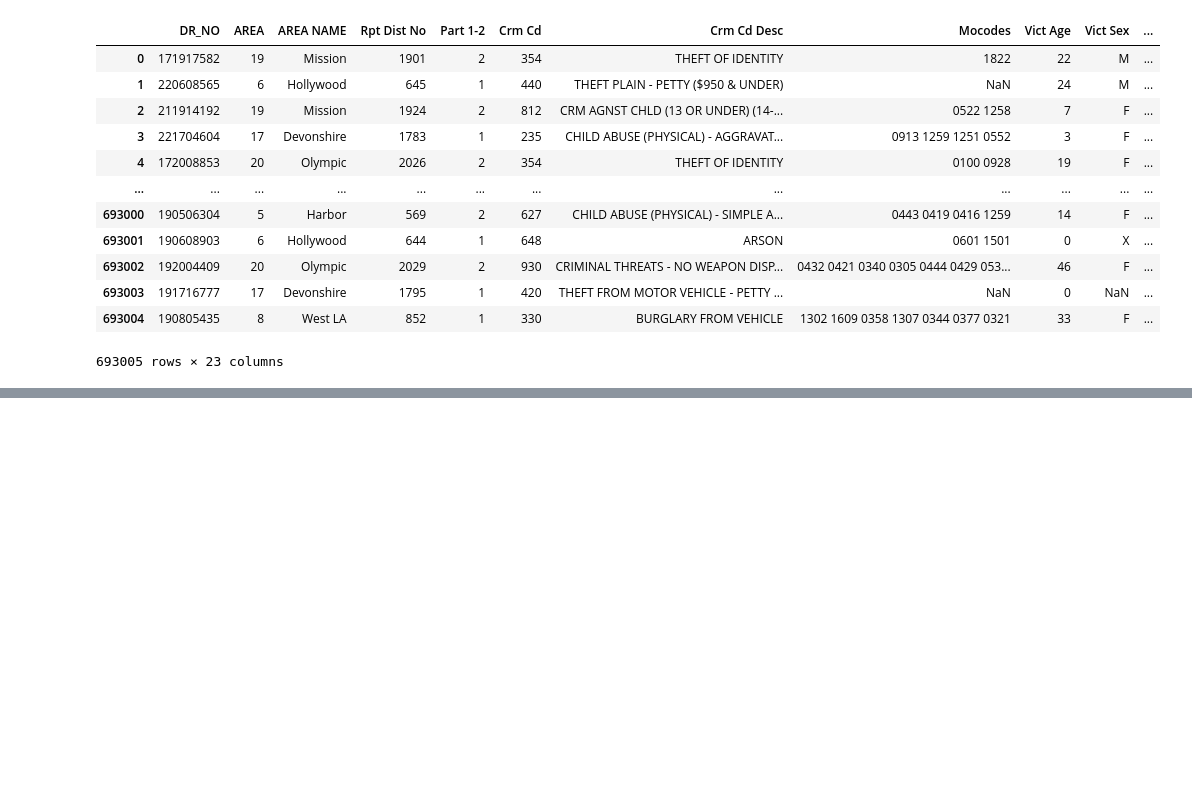
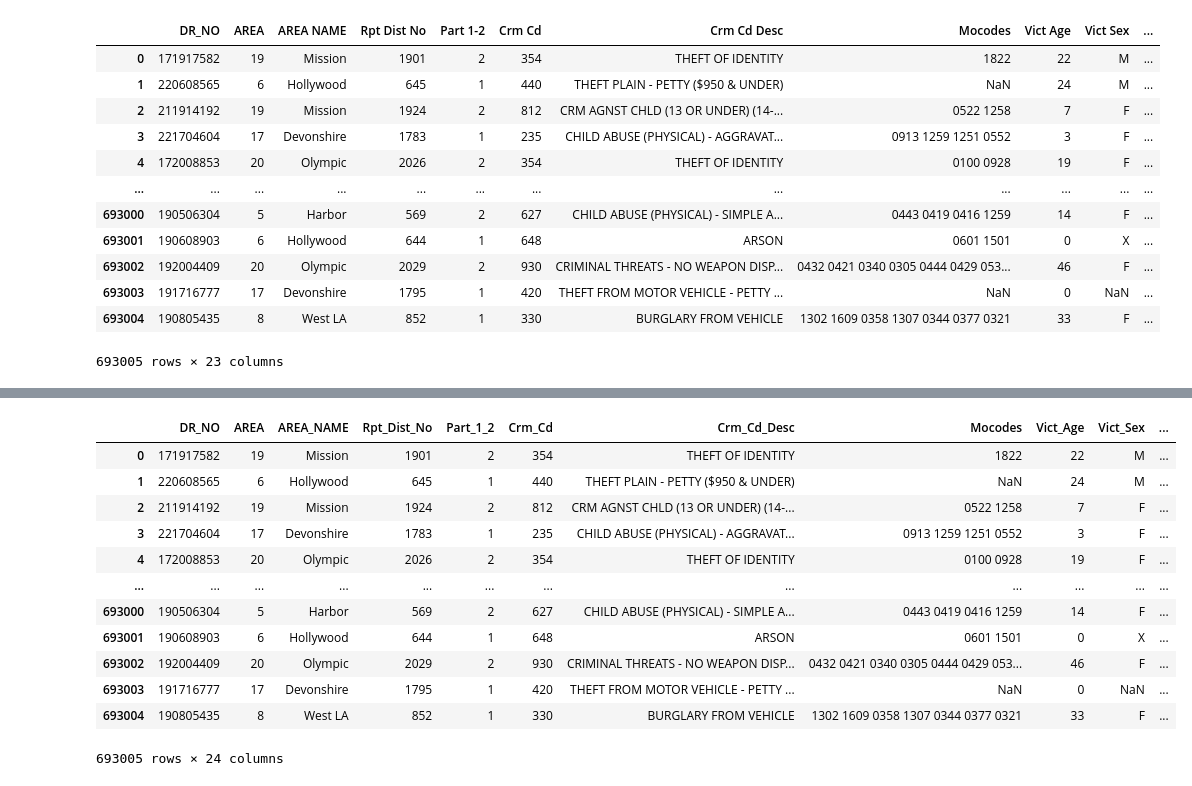
Before and after one commit to s414-3502/cis4301-group4-project23, a Jupyter notebook: Preprocessing/Database_Project_CIS4301.ipynb, the cells around one changed output, grey strips where cells are left out. Drawn from its saved outputs; the diff is of its cells as text; code cells hidden in the pictures; blank space fills up the shorter version.

Commit message:
code to modify format of time

```diff
--- a/Preprocessing/Database_Project_CIS4301.ipynb
+++ b/Preprocessing/Database_Project_CIS4301.ipynb
@@ -443,0 +446,7 @@ files.download('crimedataset2017to2022_modified.csv')
+# %%
+reload_data = pd.read_csv("crimedataset2017to2022_modified.csv")
+# %%
+reload_df = pd.DataFrame(reload_data)
+# %%
+reload_df['Time of Crime'] = reload_df['Date_Occ'].map(str) + ':' + reload_df['Time_Occ'].map(str)
+print(reload_df)
@@ -443,0 +471,16 @@ files.download('crimedataset2017to2022_modified.csv')
+# %%
+reload_df
+# %% [output]
+|  | DR_NO | AREA | AREA_NAME | Rpt_Dist_No | Part_1_2 | Crm_Cd | Crm_Cd_Desc | Mocodes | Vict_Age | Vict_Sex | ... |
+| 0 | 171917582 | 19 | Mission | 1901 | 2 | 354 | THEFT OF IDENTITY | 1822 | 22 | M | ... |
+| 1 | 220608565 | 6 | Hollywood | 645 | 1 | 440 | THEFT PLAIN - PETTY ($950 & UNDER) | NaN | 24 | M | ... |
+| 2 | 211914192 | 19 | Mission | 1924 | 2 | 812 | CRM AGNST CHLD (13 OR UNDER) (14-... | 0522 1258 | 7 | F | ... |
+| 3 | 221704604 | 17 | Devonshire | 1783 | 1 | 235 | CHILD ABUSE (PHYSICAL) - AGGRAVAT... | 0913 1259 1251 0552 | 3 | F | ... |
+| 4 | 172008853 | 20 | Olympic | 2026 | 2 | 354 | THEFT OF IDENTITY | 0100 0928 | 19 | F | ... |
+| ... | ... | ... | ... | ... | ... | ... | ... | ... | ... | ... | ... |
+| 693000 | 190506304 | 5 | Harbor | 569 | 2 | 627 | CHILD ABUSE (PHYSICAL) - SIMPLE A... | 0443 0419 0416 1259 | 14 | F | ... |
+| 693001 | 190608903 | 6 | Hollywood | 644 | 1 | 648 | ARSON | 0601 1501 | 0 | X | ... |
+| 693002 | 192004409 | 20 | Olympic | 2029 | 2 | 930 | CRIMINAL THREATS - NO WEAPON DISP... | 0432 0421 0340 0305 0444 0429 053... | 46 | F | ... |
+| 693003 | 191716777 | 17 | Devonshire | 1795 | 1 | 420 | THEFT FROM MOTOR VEHICLE - PETTY ... | NaN | 0 | NaN | ... |
+| 693004 | 190805435 | 8 | West LA | 852 | 1 | 330 | BURGLARY FROM VEHICLE | 1302 1609 0358 1307 0344 0377 0321 | 33 | F | ... |
+693005 rows × 24 columns
```
Also changed, not shown: parts of 4 cells of this notebook.
